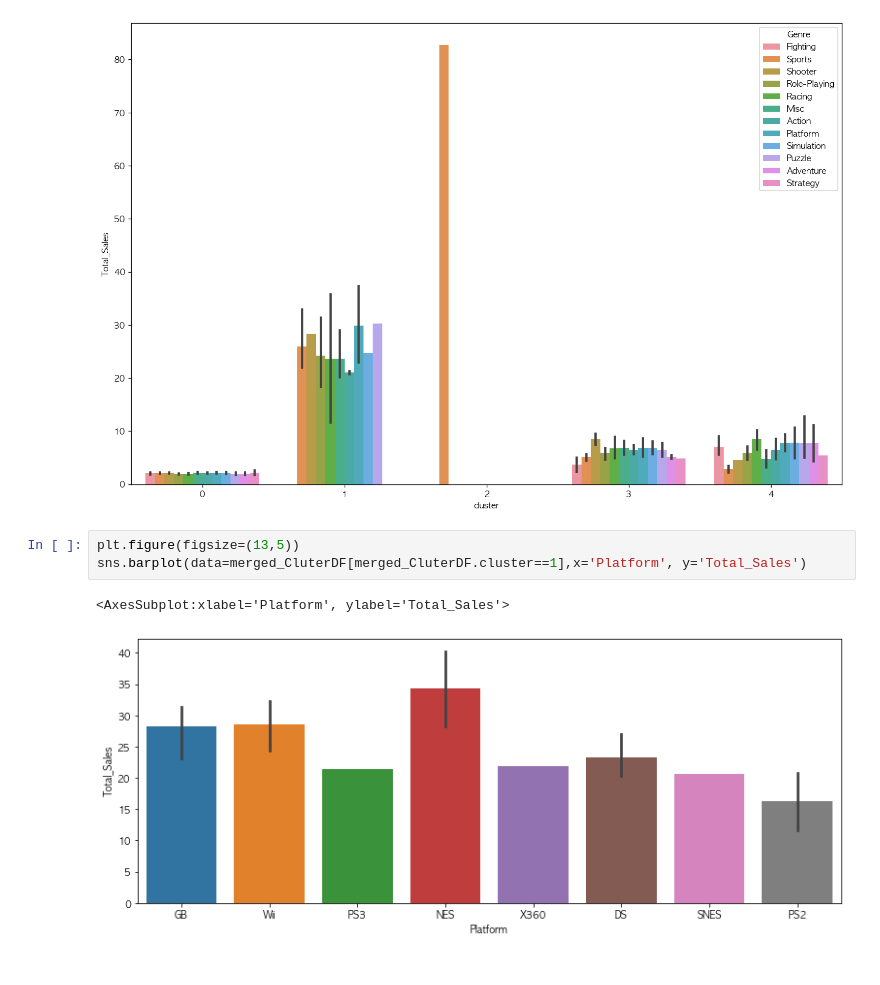
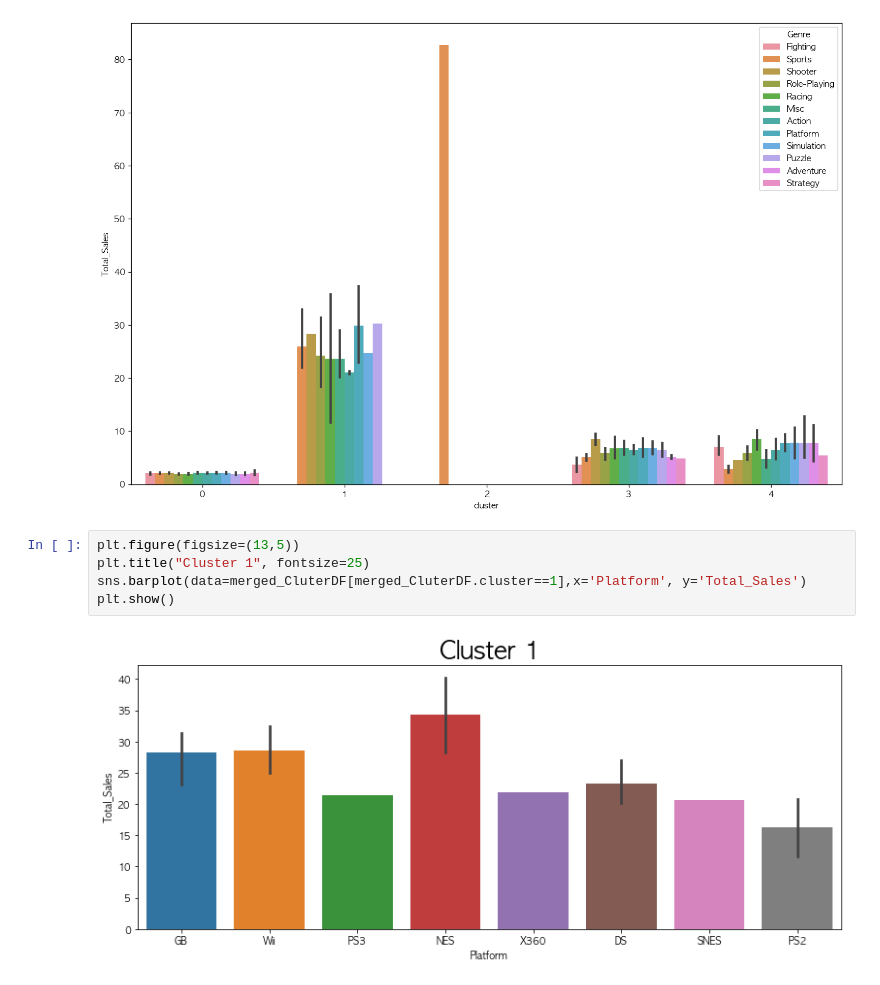
Before and after one commit to jun1116/CodeStates_Section_Project, a Jupyter notebook: Section_1/AI_장형준_Section1.ipynb, the cells around one changed output. Saved outputs shown, nothing was run; the diff lists cells and outputs as text.

```diff
--- a/Section_1/AI_장형준_Section1.ipynb
+++ b/Section_1/AI_장형준_Section1.ipynb
@@ -1131,9 +1131,10 @@ sns.barplot(data=merged_CluterDF, x='cluster',y='Total_Sales', hue='Genre')
 [figure]
 # %%
 plt.figure(figsize=(13,5))
+plt.title("Cluster 1", fontsize=25)
 sns.barplot(data=merged_CluterDF[merged_CluterDF.cluster==1],x='Platform', y='Total_Sales')
+plt.show()
 # %% [output]
-<AxesSubplot:xlabel='Platform', ylabel='Total_Sales'>
-[figure, old version]
+[figure, new version]
 # %%
 plt.figure(figsize=(13,5))
```
Also changed, not shown: parts of 1 cell of this notebook.
